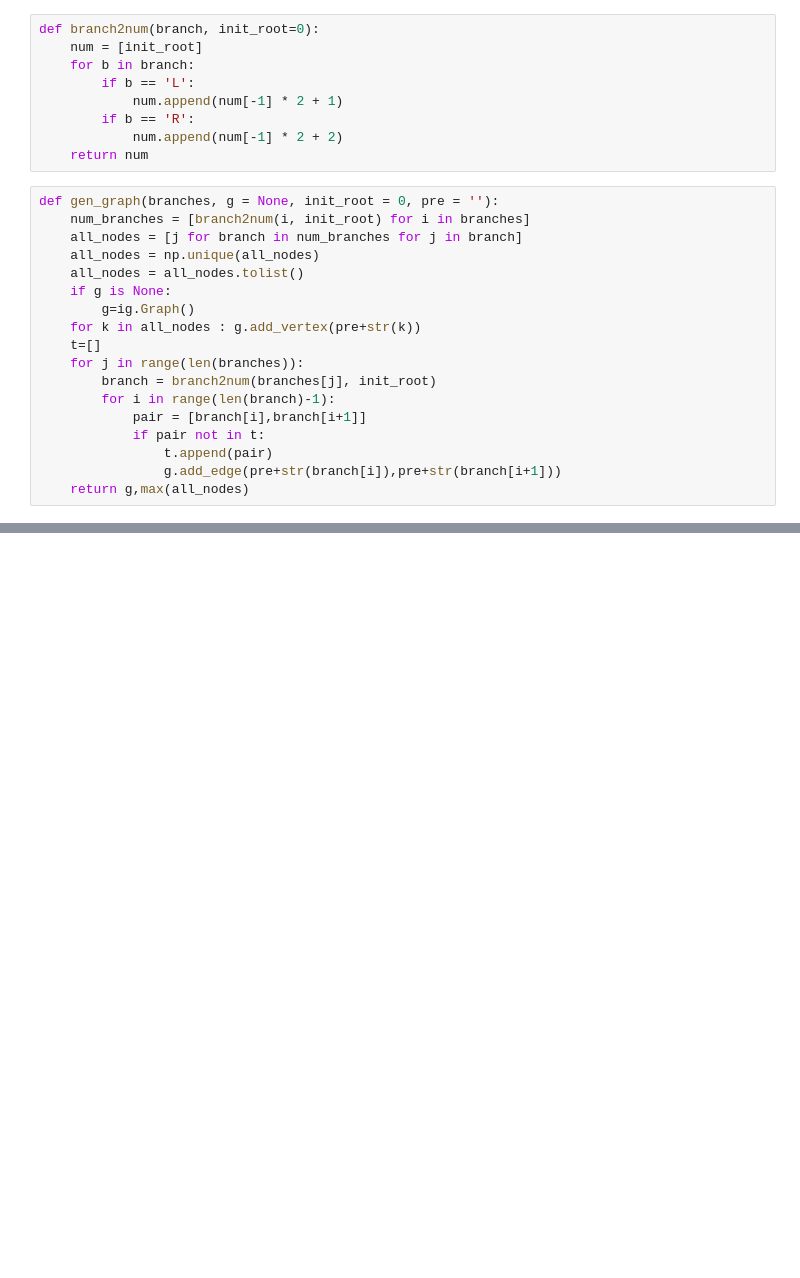
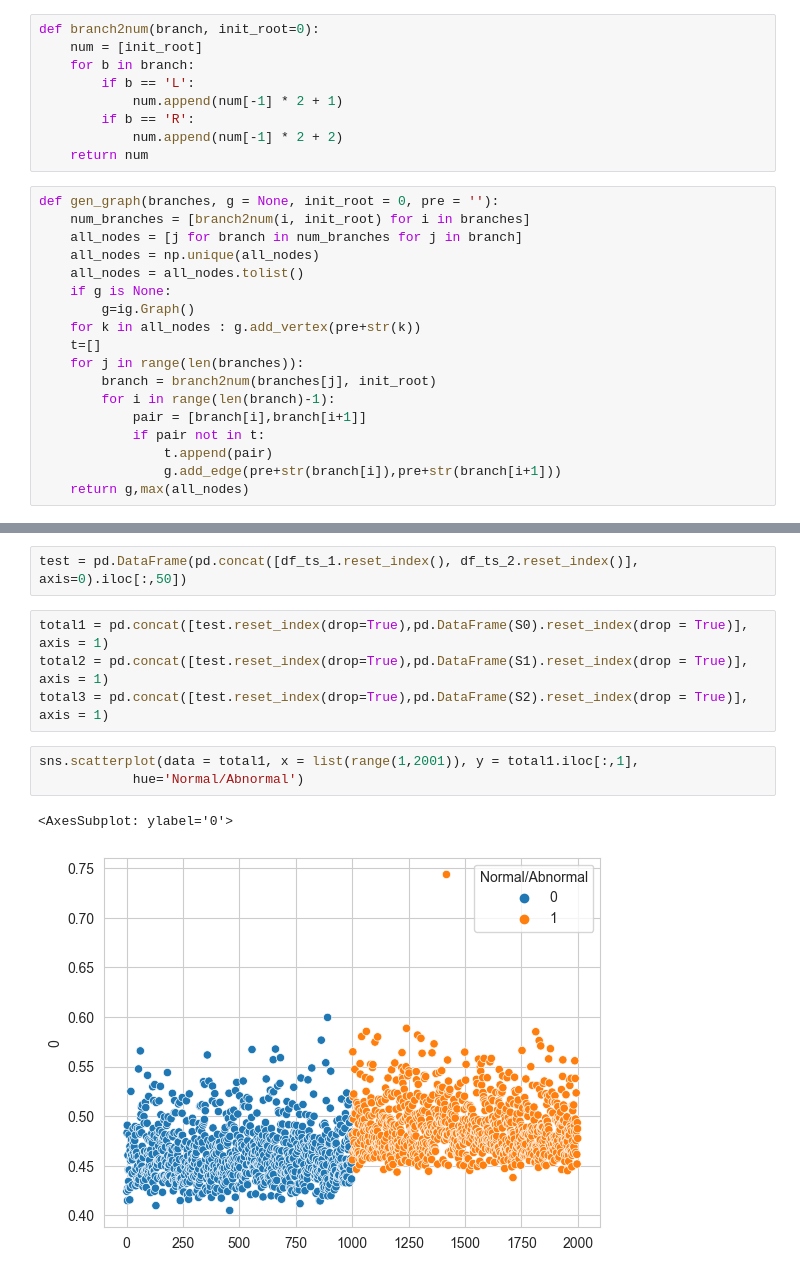
Before and after one commit to Jjineeq/Anomaly-Detection, a Jupyter notebook: TFT_extenedisolation.ipynb, the cells around one changed output, grey strips where cells are left out. Drawn from its saved outputs; the diff is of its cells as text; blank space fills up the shorter version.

```diff
--- a/TFT_extenedisolation.ipynb
+++ b/TFT_extenedisolation.ipynb
@@ -39,0 +99,12 @@ def gen_graph(branches, g = None, init_root = 0, pre = ''):
+# %%
+test = pd.DataFrame(pd.concat([df_ts_1.reset_index(), df_ts_2.reset_index()], axis=0).iloc[:,50])
+# %%
+total1 = pd.concat([test.reset_index(drop=True),pd.DataFrame(S0).reset_index(drop = True)], axis = 1)
+total2 = pd.concat([test.reset_index(drop=True),pd.DataFrame(S1).reset_index(drop = True)], axis = 1)
+total3 = pd.concat([test.reset_index(drop=True),pd.DataFrame(S2).reset_index(drop = True)], axis = 1)
+# %%
+sns.scatterplot(data = total1, x = list(range(1,2001)), y = total1.iloc[:,1],
+            hue='Normal/Abnormal')
+# %% [output]
+<AxesSubplot: ylabel='0'>
+[figure, added]
```
Also changed, not shown: parts of 14 cells of this notebook, 3 other files.
